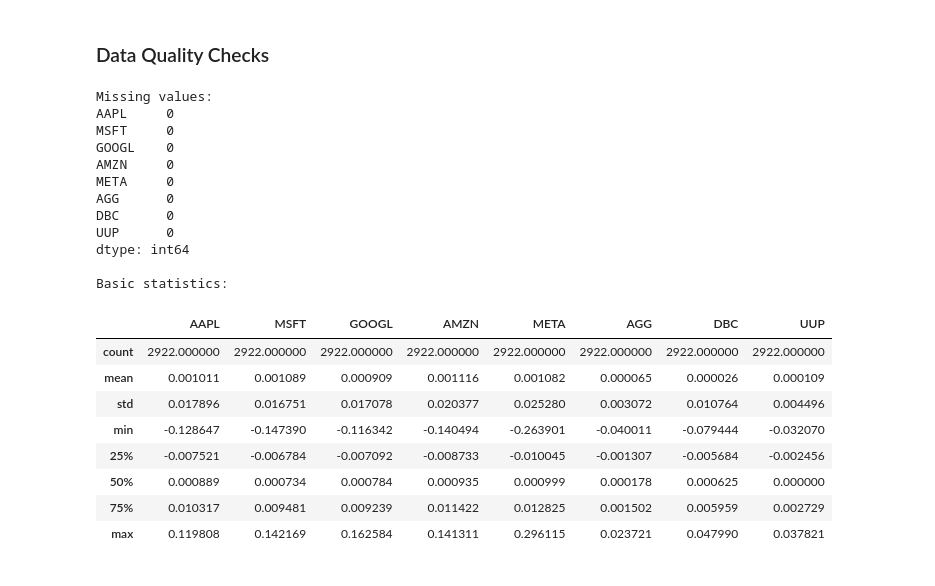
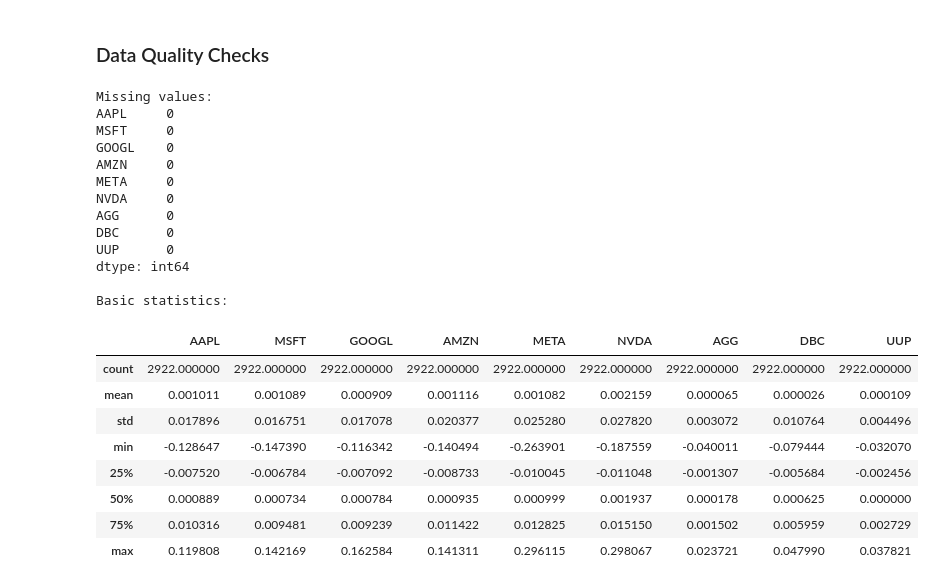
Before and after one commit to FrostNT1/Portfolio-Optimization, a Jupyter notebook: notebooks/00_data-exploration.ipynb, the cells around one changed output. Cells and saved outputs as stored; diff of their text form; code cells hidden in the pictures.

```diff
--- a/notebooks/00_data-exploration.ipynb
+++ b/notebooks/00_data-exploration.ipynb
@@ -21,16 +21,19 @@ sns.set_palette('husl')                   # Set color palette
 # %% [markdown]
 ## 1. Data Collection and Preprocessing
 # %%
-# Initialize data collector
-collector = DataCollector()
+# Initialize data collector with config file
+data_collector = DataCollector()
 
-# Collect and process data
-data = collector.process_data()
+# Get list of stocks and ETFs from config
+tickers = data_collector.config['universe']['stocks'] + data_collector.config['universe']['etfs']
+
+# Fetch and process data
+data = data_collector.process_data(tickers)
 prices = data['prices']
 returns = data['returns']['daily']
 
-print(f"Data shape: {returns.shape}")
-print(f"\nFirst few rows of returns:")
+print(f"Data shape: {returns.shape}\n")
+print("First few rows of returns:")
 returns.head()
 # %% [output]
 Successfully fetched data for AAPL
@@ -56,30 +60,32 @@ First few rows of returns:
 # %%
 # Check for missing values
 print("Missing values:")
 print(returns.isnull().sum())
 
-# Basic statistics
+# Calculate basic statistics
 print("\nBasic statistics:")
-returns.describe()
+stats = returns.describe()
+display(stats)
 # %% [output]
 Missing values:
 AAPL     0
 MSFT     0
 GOOGL    0
 AMZN     0
 META     0
+NVDA     0
 AGG      0
 DBC      0
 UUP      0
 dtype: int64
 
 Basic statistics:
-|  | AAPL | MSFT | GOOGL | AMZN | META | AGG | DBC | UUP |
-| count | 2922.000000 | 2922.000000 | 2922.000000 | 2922.000000 | 2922.000000 | 2922.000000 | 2922.000000 | 2922.000000 |
-| mean | 0.001011 | 0.001089 | 0.000909 | 0.001116 | 0.001082 | 0.000065 | 0.000026 | 0.000109 |
-| std | 0.017896 | 0.016751 | 0.017078 | 0.020377 | 0.025280 | 0.003072 | 0.010764 | 0.004496 |
-| min | -0.128647 | -0.147390 | -0.116342 | -0.140494 | -0.263901 | -0.040011 | -0.079444 | -0.032070 |
-| 25% | -0.007521 | -0.006784 | -0.007092 | -0.008733 | -0.010045 | -0.001307 | -0.005684 | -0.002456 |
-| 50% | 0.000889 | 0.000734 | 0.000784 | 0.000935 | 0.000999 | 0.000178 | 0.000625 | 0.000000 |
-| 75% | 0.010317 | 0.009481 | 0.009239 | 0.011422 | 0.012825 | 0.001502 | 0.005959 | 0.002729 |
-| max | 0.119808 | 0.142169 | 0.162584 | 0.141311 | 0.296115 | 0.023721 | 0.047990 | 0.037821 |
+|  | AAPL | MSFT | GOOGL | AMZN | META | NVDA | AGG | DBC | UUP |
+| count | 2922.000000 | 2922.000000 | 2922.000000 | 2922.000000 | 2922.000000 | 2922.000000 | 2922.000000 | 2922.000000 | 2922.000000 |
+| mean | 0.001011 | 0.001089 | 0.000909 | 0.001116 | 0.001082 | 0.002159 | 0.000065 | 0.000026 | 0.000109 |
+| std | 0.017896 | 0.016751 | 0.017078 | 0.020377 | 0.025280 | 0.027820 | 0.003072 | 0.010764 | 0.004496 |
+| min | -0.128647 | -0.147390 | -0.116342 | -0.140494 | -0.263901 | -0.187559 | -0.040011 | -0.079444 | -0.032070 |
+| 25% | -0.007520 | -0.006784 | -0.007092 | -0.008733 | -0.010045 | -0.011048 | -0.001307 | -0.005684 | -0.002456 |
+| 50% | 0.000889 | 0.000734 | 0.000784 | 0.000935 | 0.000999 | 0.001937 | 0.000178 | 0.000625 | 0.000000 |
+| 75% | 0.010316 | 0.009481 | 0.009239 | 0.011422 | 0.012825 | 0.015150 | 0.001502 | 0.005959 | 0.002729 |
+| max | 0.119808 | 0.142169 | 0.162584 | 0.141311 | 0.296115 | 0.298067 | 0.023721 | 0.047990 | 0.037821 |
```
Also changed, not shown: parts of 14 cells of this notebook, 9 other files.
